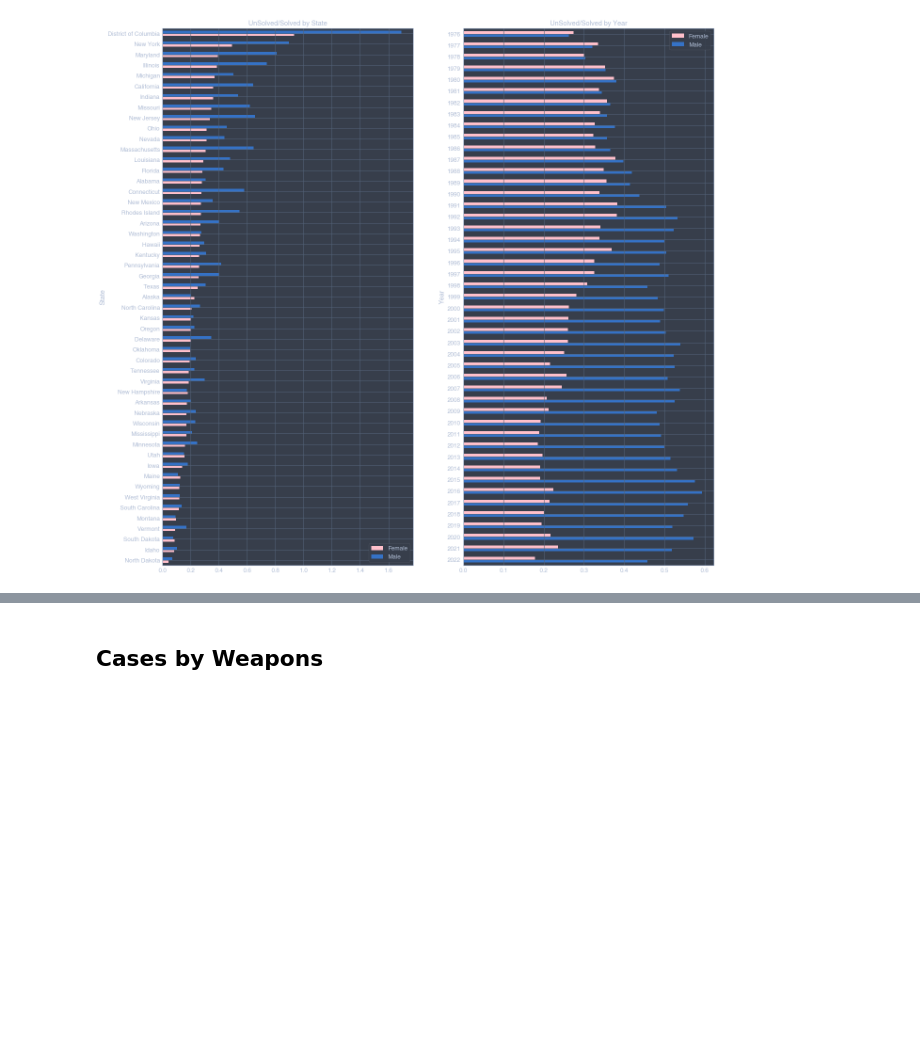
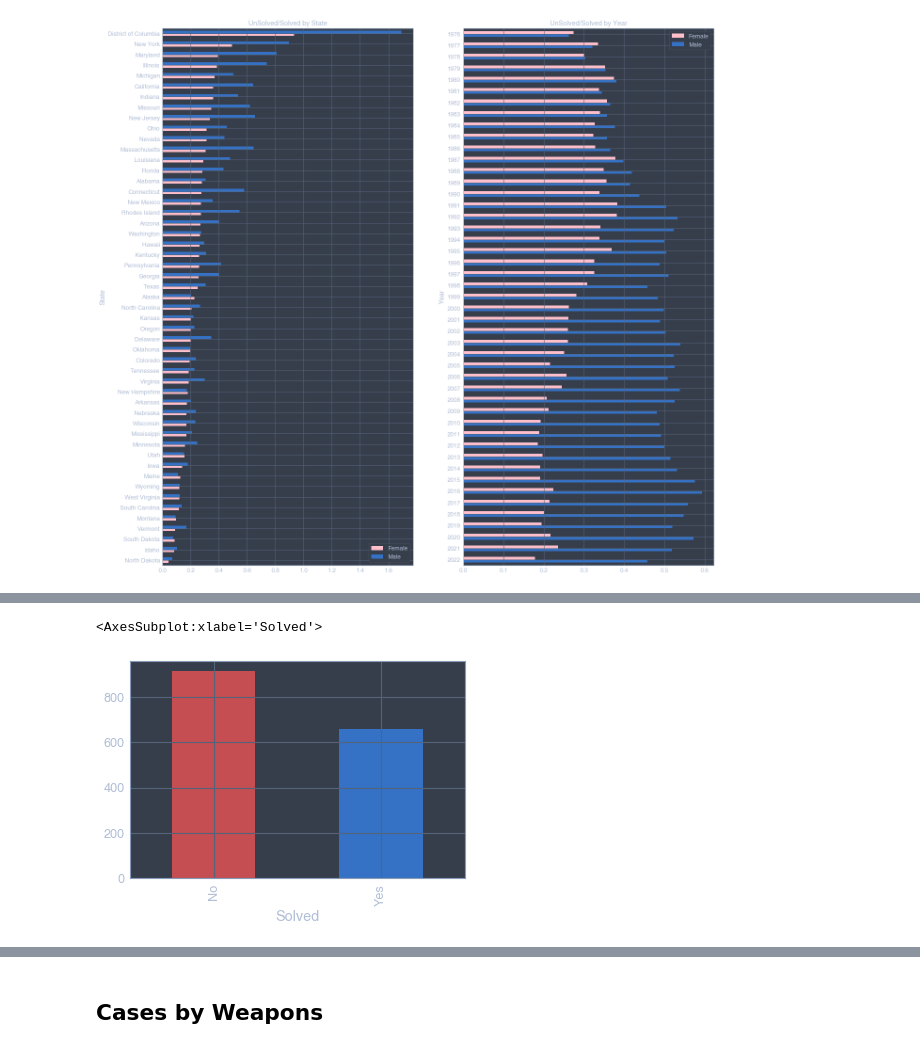
Before and after one commit to fadeeva/weird_projects, a Jupyter notebook: Serial_Killers/Data_from_MAP.ipynb, the cells around one changed output, grey strips where cells are left out. Saved outputs shown, nothing was run; the diff lists cells and outputs as text; code cells hidden in the pictures; blank space fills up the shorter version.

```diff
--- a/Serial_Killers/Data_from_MAP.ipynb
+++ b/Serial_Killers/Data_from_MAP.ipynb
@@ -421,0 +424,3 @@ Text(0.5, 1.0, 'UnSolved/Solved by Year')
+# %%
+vic_sex_unknown = map_data[map_data['VicSex']=='Unknown']
+vic_sex_unknown.groupby('Solved').count()
@@ -421,0 +433,5 @@ Text(0.5, 1.0, 'UnSolved/Solved by Year')
+# %%
+vic_sex_unknown.groupby('Solved').count()['CNTYFIPS'].plot(kind='bar', color=colors['Solved'])
+# %% [output]
+<AxesSubplot:xlabel='Solved'>
+[figure, added]
```
Also changed, not shown: parts of 6 cells of this notebook.
